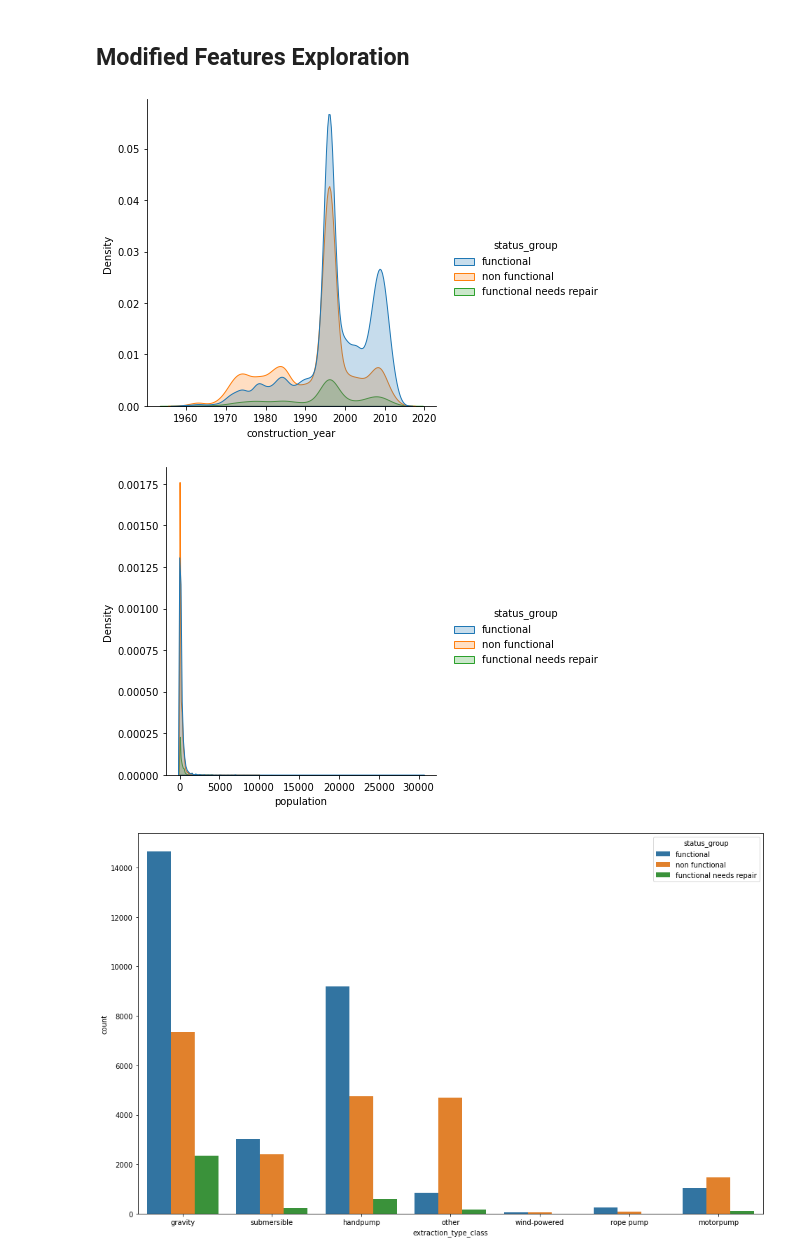
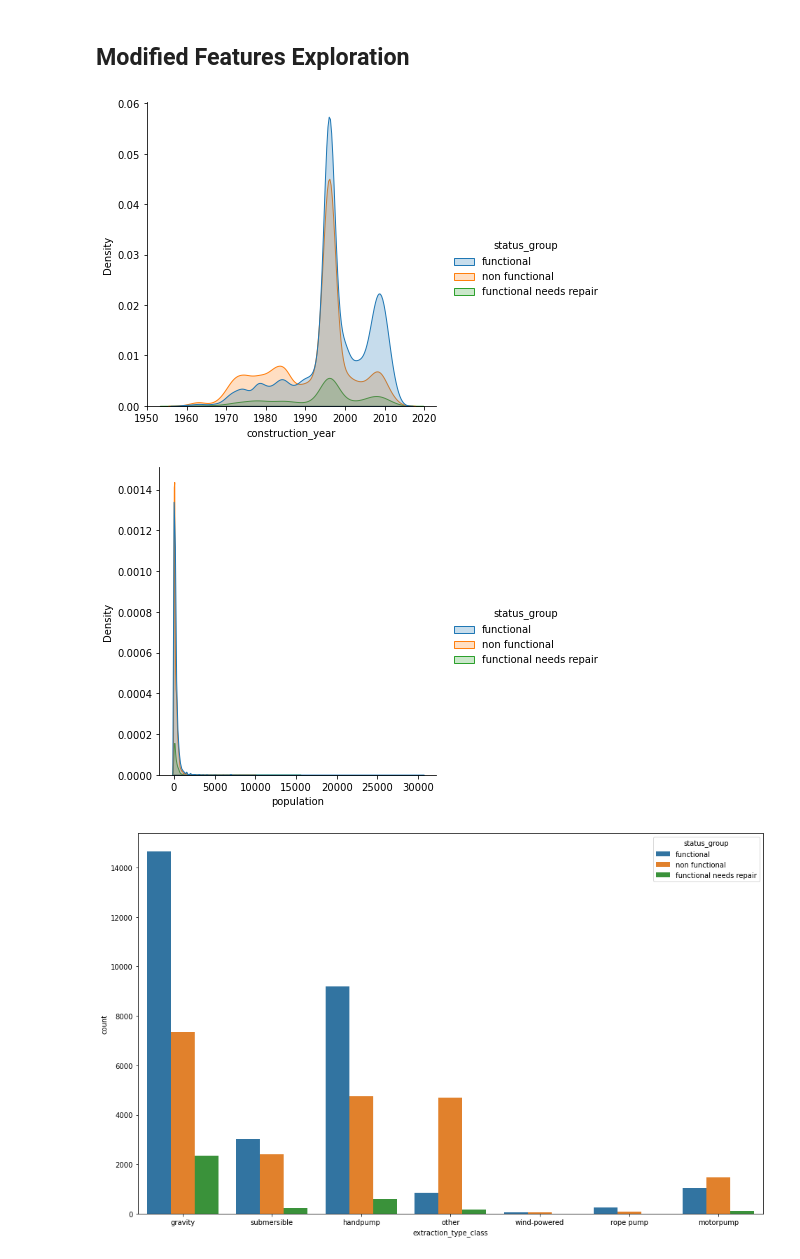
Before and after one commit to meljoy1099/waterwell-status-prediction, a Jupyter notebook: student.ipynb, the cells around one changed output. Cells and saved outputs as stored; diff of their text form; code cells hidden in the pictures.

```diff
--- a/student.ipynb
+++ b/student.ipynb
@@ -775,13 +776,13 @@ Name: installer, dtype: int64
 # %% [markdown]
 ## Modified Features Exploration
 # %%
-sns.displot(data=clean_df, x='construction_year', hue='status_group', kind='kde', fill=True);
+sns.displot(data=installer_df, x='construction_year', hue='status_group', kind='kde', fill=True);
 # %% [output]
-[figure, old version]
+[figure, new version]
 # %%
-sns.displot(data=clean_df, x='population', hue='status_group', kind='kde', fill=True);
+sns.displot(data=df, x='population', hue='status_group', kind='kde', fill=True);
 # %% [output]
-[figure, old version]
+[figure, new version]
 # %%
 plt.figure(figsize=(16,10))
 ax = sns.countplot(x='extraction_type_class', hue='status_group', data=df)
```
Also changed, not shown: parts of 57 cells of this notebook.
